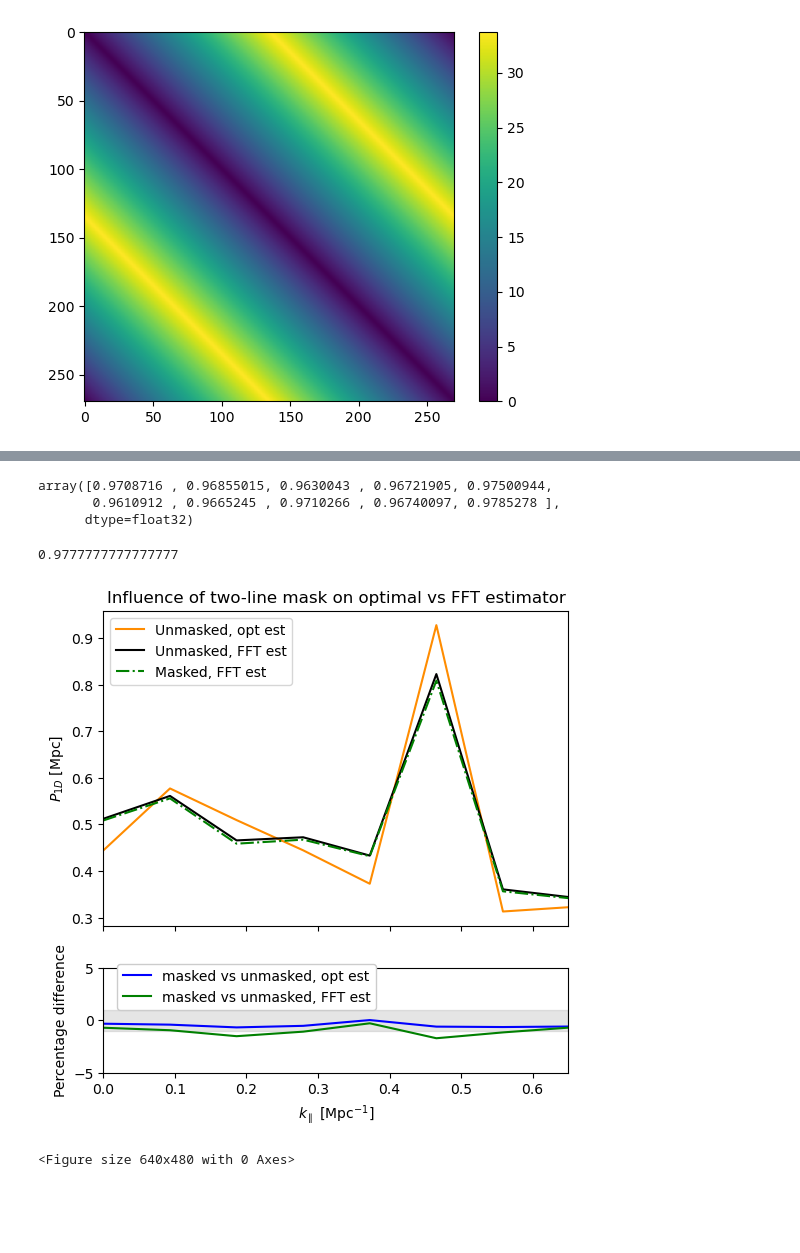
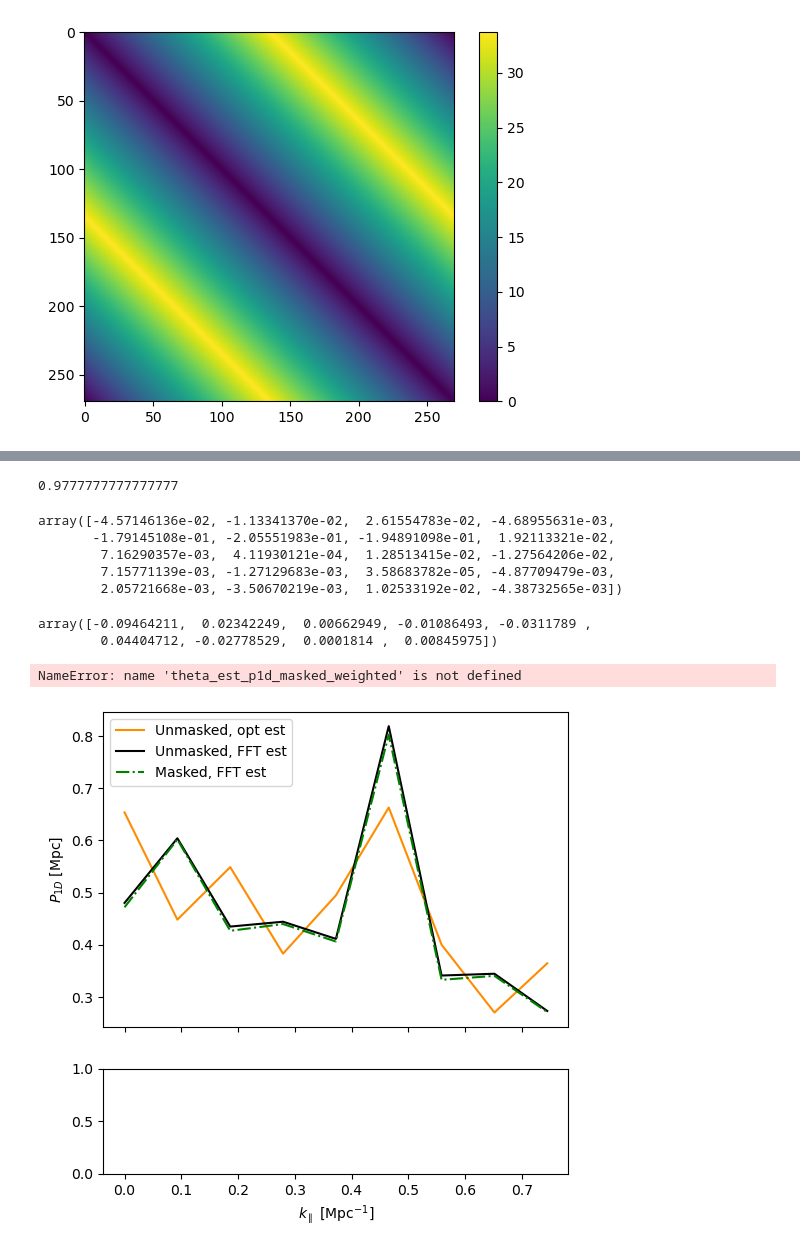
Before and after one commit to marlena6/p1d-px-fft-weight, a Jupyter notebook: notebooks/qmle_vs_fft_masked_p1d.ipynb, the cells around one changed output, grey strips where cells are left out. Drawn from its saved outputs; the diff is of its cells as text; code cells hidden in the pictures; blank space fills up the shorter version.

Commit message:
updated the mask calculations to find full window matrix

```diff
--- a/notebooks/qmle_vs_fft_masked_p1d.ipynb
+++ b/notebooks/qmle_vs_fft_masked_p1d.ipynb
@@ -166,0 +179,3 @@ def s_fid_contam(arinyo, z, arinyo_params, delta_x_matrix, pix_width, Silicon, S
+# %%
+km_spike = 0.46542113
+k_spike_range = [km_spike-np.pi/L, km_spike+np.pi/L]
@@ -168,21 +187,22 @@ def s_fid_contam(arinyo, z, arinyo_params, delta_x_matrix, pix_width, Silicon, S
 # do the setup
 delta_x_matrix = est.make_delta_x_matrix(L, Np, xpar)
 Sil = SiliconModel()
-Spike = SpikeModel(a_spike=0.5, k_spike=.465)
+# Spike = SpikeModel(a_spike=0.5, k_spike=.465)
 # S_fiducial = est.s_fid(arinyo, zs[0], arinyo_params, delta_x_matrix, pix_spacing, plot=False)
 # try adding contamination to S_fid
-S_fiducial = s_fid_contam(arinyo, zs[0], arinyo_params, delta_x_matrix, pix_spacing, Sil, Spike, plot=False)
-Leff=1000
-Np_fine=40000
+S_fiducial, xi_fid = s_fid_contam(arinyo, zs[0], arinyo_params, delta_x_matrix, pix_spacing, Sil, k_spike_range, plot=True)
+# Leff=1000
+# Np_fine=40000
 xfine=np.linspace(0.0,Leff,Np_fine)
-spacing_fine=Leff/Np_fine
-kfine = np.fft.rfftfreq(Np_fine, spacing_fine)*2*np.pi
-p1d_fine = arinyo.P1D_Mpc(zs[0], kfine, parameters=arinyo_params)
-
-contaminated_p1d = p1d_fine * Sil.power_contamination(kfine)+ Spike.power_contamination(kfine)
-
-xi_fid = np.fft.irfft(contaminated_p1d) / spacing_fine
-xi_fid_func = interp1d(xfine, xi_fid, kind='slinear', fill_value='extrapolate')
-C_0_mat = est.c0(xi_fid_func, delta_x_matrix)
+# spacing_fine=Leff/Np_fine
+# kfine = np.fft.rfftfreq(Np_fine, spacing_fine)*2*np.pi
+# p1d_fine = arinyo.P1D_Mpc(zs[0], kfine, parameters=arinyo_params)
+# kspike_fine = (kfine<k_spike_range[1])&(kfine>k_spike_range[0])
+# contaminated_p1d = p1d_fine * Sil.power_contamination(kfine)+ Spike.power_contamination(kfine)
+# contaminated_p1d = p1d_fine * Sil.power_contamination(kfine)
+# contaminated_p1d[kspike_fine] += 0.5
+# xi_fid = np.fft.irfft(contaminated_p1d) / spacing_fine
+# xi_fid_func = interp1d(xfine, xi_fid, kind='slinear', fill_value='extrapolate')
+C_0_mat = est.c0(xi_fid, delta_x_matrix)
 C_0_invmat = np.linalg.inv(C_0_mat)
 # %% [output]
@@ -230,4 +239,4 @@ plt.colorbar()
 # %%
-kbin_centers, theta_est_p1d_unmasked, F_alpha_beta_p1d_unmasked, Lalpha_P1D_unmasked = est.estimate_p1d(Np, delta_x_matrix, pix_spacing, delta_flux, kbin_est[:20], S_fiducial, C_0_invmat, approx_fisher=True)
+kbin_centers, theta_est_p1d_unmasked, F_alpha_beta_p1d_unmasked, Lalpha_P1D_unmasked = est.estimate_p1d(Np, delta_x_matrix, pix_spacing, delta_flux, kbin_est[:9], np.zeros(S_fiducial.shape), C_0_invmat, approx_fisher=True)
 # %% [output]
 Starting P1D.
@@ -293,4 +284,4 @@ p1d_masked_fft = np.mean((delta_flux_k_masked.__abs__())**2, axis=0)
 p1d_unmasked_fft = np.mean((delta_flux_k.__abs__())**2, axis=0)
 # %%
 Nbin = len(kbin_est)
-p1d_fid = est.bin_model(kfine, p1d_fine, kbin_est, Nbin//2-2)
+p1d_fid = est.bin_model(kfine, contaminated_p1d, kbin_est, Nbin//2-2)
@@ -297,47 +294,54 @@ p1d_fid = est.bin_model(kfine, p1d_fine, kbin_est, Nbin//2-2)
 # %%
 p1d_unmasked_fft = np.mean((delta_flux_k.__abs__())**2, axis=0)
-# %%
-p1d_masked_fft[:10]/(p1d_unmasked_fft[:10])
-# %% [output]
-array([0.9708716 , 0.96855015, 0.9630043 , 0.96721905, 0.97500944,
-       0.9610912 , 0.9665245 , 0.9710266 , 0.96740097, 0.9785278 ],
-      dtype=float32)
 # %%
 mask_correction = (np.average(np.sum(mask, axis=1))/mask[0].size).real
 # %%
 mask_correction
 # %% [output]
 0.9777777777777777
+# %%
+theta_est_p1d_unmasked
+# %% [output]
+array([-4.57146136e-02, -1.13341370e-02,  2.61554783e-02, -4.68955631e-03,
+       -1.79145108e-01, -2.05551983e-01, -1.94891098e-01,  1.92113321e-02,
+        7.16290357e-03,  4.11930121e-04,  1.28513415e-02, -1.27564206e-02,
+        7.15771139e-03, -1.27129683e-03,  3.58683782e-05, -4.87709479e-03,
+        2.05721668e-03, -3.50670219e-03,  1.02533192e-02, -4.38732565e-03])
+# %%
+theta_est_p1d_unmasked
+# %% [output]
+array([-0.09464211,  0.02342249,  0.00662949, -0.01086493, -0.0311789 ,
+        0.04404712, -0.02778529,  0.0001814 ,  0.00845975])
 # %%
-nmodes = 8
+nmodes = 9
 fig, ax = plt.subplots(nrows=2, ncols=1, sharex=True, figsize=[6,6], gridspec_kw={'height_ratios': [3, 1]})
 kpar_cut = kbin_centers[:nmodes]
-ax[0].plot(kpar_cut, p1d_fid[:nmodes]+theta_est_p1d_unmasked[:nmodes], label='Unmasked, opt est', color='darkorange', linestyle='solid')
+ax[0].plot(kpar_cut, np.zeros((theta_est_p1d_unmasked[:nmodes]).shape)+theta_est_p1d_unmasked[:nmodes], label='Unmasked, opt est', color='darkorange', linestyle='solid')
 # ax[0].plot(kpar_cut, p1d_fid[:nmodes]+theta_est_p1d_masked_weighted[:nmodes], label='Masked, optimal est', linestyle='dotted', color='blue', lw=2)
 ax[0].plot(kpar[:nmodes], p1d_unmasked_fft[:nmodes]*L/Np**2, label='Unmasked, FFT est', color='black', linestyle='solid')
 ax[0].plot(kpar[:nmodes], p1d_masked_fft[:nmodes]/mask_correction*L/Np**2, label='Masked, FFT est', color='green', linestyle='dashdot')
-
+# ax[0].plot(kpar[:20], p1d_fid[:20], label='first guess')
 # ax[0].plot(kfine[:200], contaminated_p1d[:200]) # the model
 ax[0].legend()
 ax[1].set_xlabel(r'$k_{\parallel}$ [Mpc$^{-1}$]')
 ax[0].set_ylabel(r'$P_{1D}$ [Mpc]')
 ax[1].plot(kpar_cut, ((p1d_fid[:nmodes]+theta_est_p1d_masked_weighted[:nmodes])/(p1d_fid[:nmodes]+theta_est_p1d_unmasked[:nmodes])-1)*100, label='masked vs unmasked, opt est', color='blue')
 ax[1].plot(kpar[:nmodes], ((p1d_masked_fft[:nmodes]/mask_correction)/(p1d_unmasked_fft[:nmodes])-1)*100, label='masked vs unmasked, FFT est', color='green')
 ax[1].legend(loc=[.03, .6], framealpha=1)
 ax[1].set_ylabel("Percentage difference")
 ax[1].axhspan(-1, 1, color='grey', alpha=0.2)
 ax[1].set_ylim([-5,5])
 ax[1].set_xlim([0,3])
 ax[0].set_title("Influence of two-line mask on optimal vs FFT estimator")
 
 # ax[1].set_xscale('log')
-plt.savefig(f"../plots/p1d_2skymask_fft_optest.pdf", bbox_inches='tight')
+# plt.savefig(f"../plots/p1d_2skymask_fft_optest.pdf", bbox_inches='tight')
 
 plt.show()
 plt.clf()
 # %% [output]
+NameError: name 'theta_est_p1d_masked_weighted' is not defined
-[figure, old version]
+[figure, new version]
-<Figure size 640x480 with 0 Axes>
 # %%
 nmodes = 8
 fig, ax = plt.subplots(nrows=2, ncols=1, sharex=True, figsize=[6,6], gridspec_kw={'height_ratios': [3, 1]})
```
Also changed, not shown: parts of 17 cells of this notebook, 3 other files.
